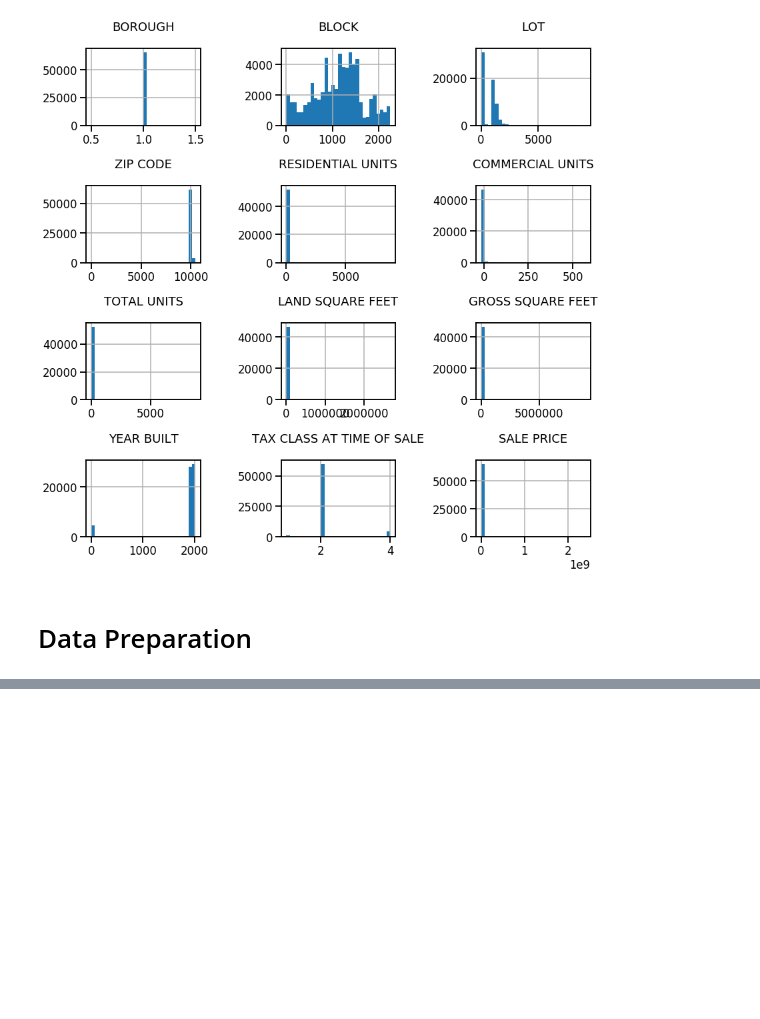
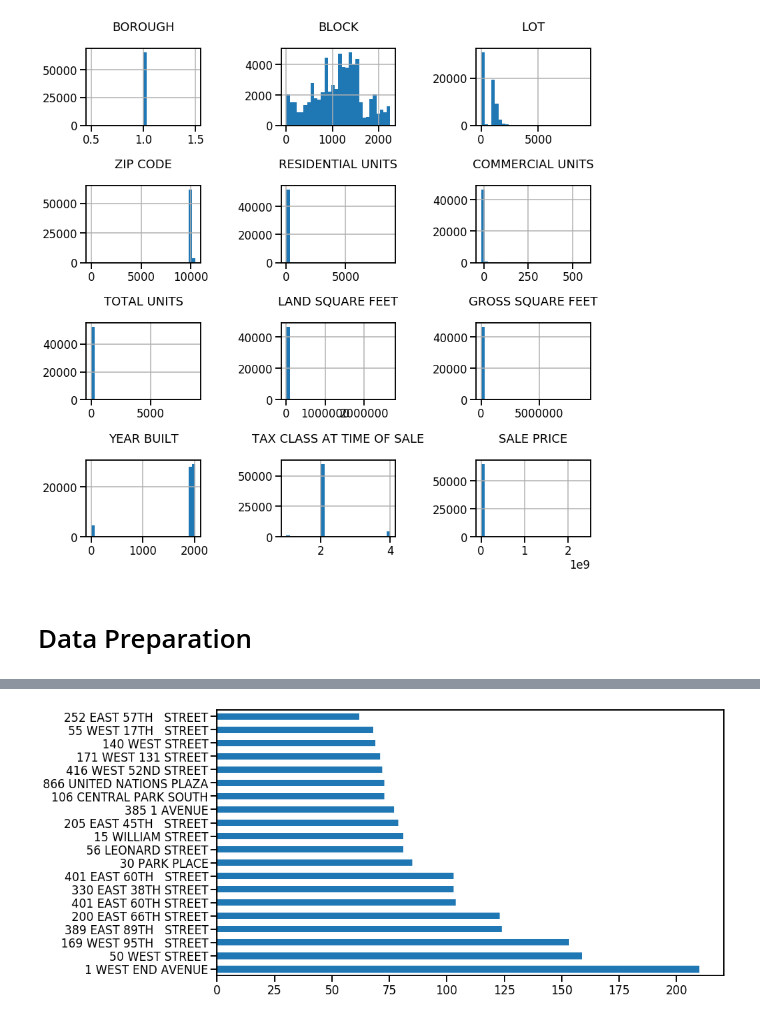
Before and after one commit to Promeos/nyc-real-estate-sales, a Jupyter notebook: MVP.ipynb, the cells around one changed output, grey strips where cells are left out. Cells and saved outputs as stored; diff of their text form; code cells hidden in the pictures; blank space fills up the shorter version.

```diff
--- a/MVP.ipynb
+++ b/MVP.ipynb
@@ -115,0 +141,6 @@ plt.show()
+# %%
+sns.set_context('talk')
+
+df.address.str.strip().value_counts().nlargest(20).plot.barh(figsize=(13, 7));
+# %% [output]
+[figure, added]
```
Also changed, not shown: parts of 10 cells of this notebook, 3 other files.
